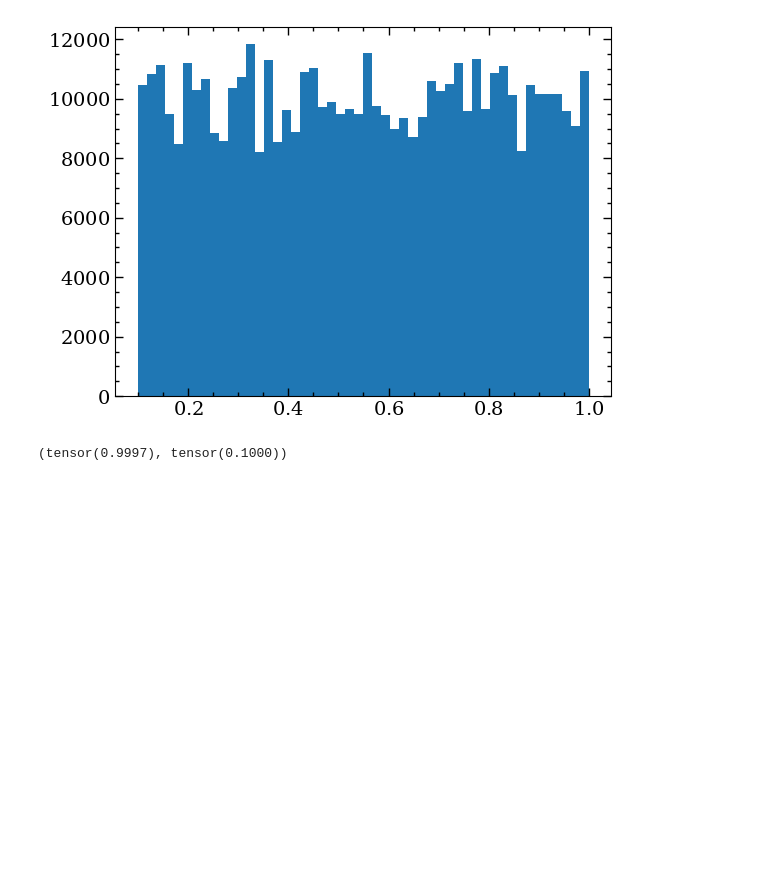
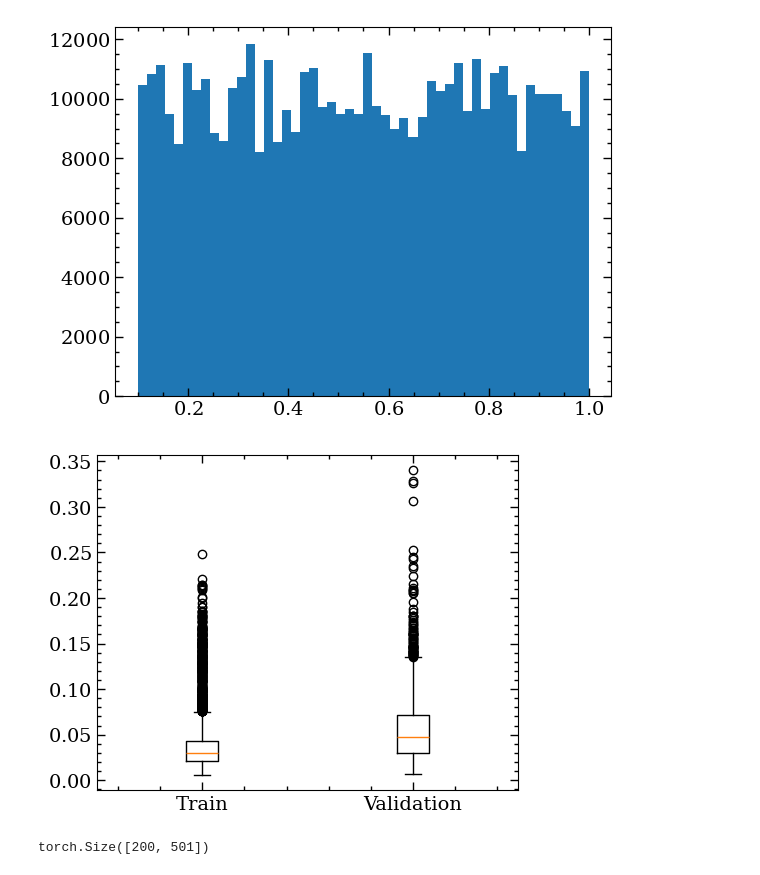
Before and after one commit to m-raj/microstructure-dependent-material-model, a Jupyter notebook: post_processing.ipynb, the cells around one changed output. Cells and saved outputs as stored; diff of their text form; code cells hidden in the pictures; blank space fills up the shorter version.

```diff
--- a/post_processing.ipynb
+++ b/post_processing.ipynb
@@ -300,7 +298,29 @@ plt.show()
 # %% [output]
 [figure]
 [figure]
-# %%
-nu.max(), nu.min()
-# %% [output]
-(tensor(0.9997), tensor(0.1000))
+# %%
+train_dataloader = DataLoader(trainset, batch_size=args.batch_size, shuffle=False)
+val_dataloader = DataLoader(valset, batch_size=args.batch_size, shuffle=False)
+# %%
+N = 10
+train_rel_error = []
+for train_batch_x, train_batch_y in train_dataloader:
+        train_rel_error.append(loss_function.L2RelativeError(
+            vmm(*train_batch_x)[0], train_batch_y, reduction=None
+        ))
+train_rel_error = torch.cat(train_rel_error, dim=0).detach().cpu().numpy()
+# %%
+val_rel_error = []
+for val_batch_x, val_batch_y in val_dataloader:
+        val_rel_error.append(loss_function.L2RelativeError(
+            vmm(*val_batch_x)[0][:,:-N,:], val_batch_y[:,:-N,:], reduction=None
+        ))
+val_rel_error = torch.cat(val_rel_error, dim=0).detach().cpu().numpy()
+# %%
+plt.figure(figsize=(5,4))
+plt.boxplot([train_rel_error, val_rel_error], tick_labels=['Train', 'Validation'])
+plt.tight_layout()
+# plt.savefig(f"{folder}/train_val_error_boxplot.pdf")
+plt.show()
+# %% [output]
+[figure, added]
@@ -306,0 +344,4 @@ nu.max(), nu.min()
+# %%
+val_batch_x[2].shape
+# %% [output]
+torch.Size([200, 501])
```
Also changed, not shown: parts of 19 cells of this notebook, 1 other file.
